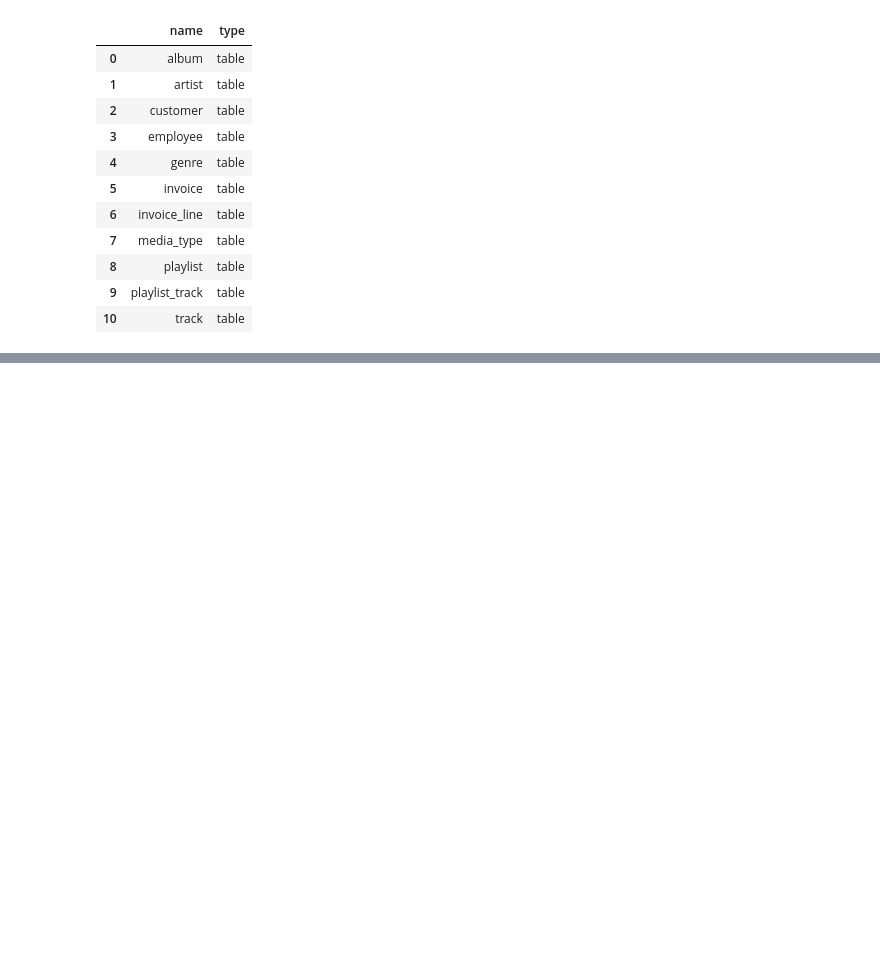
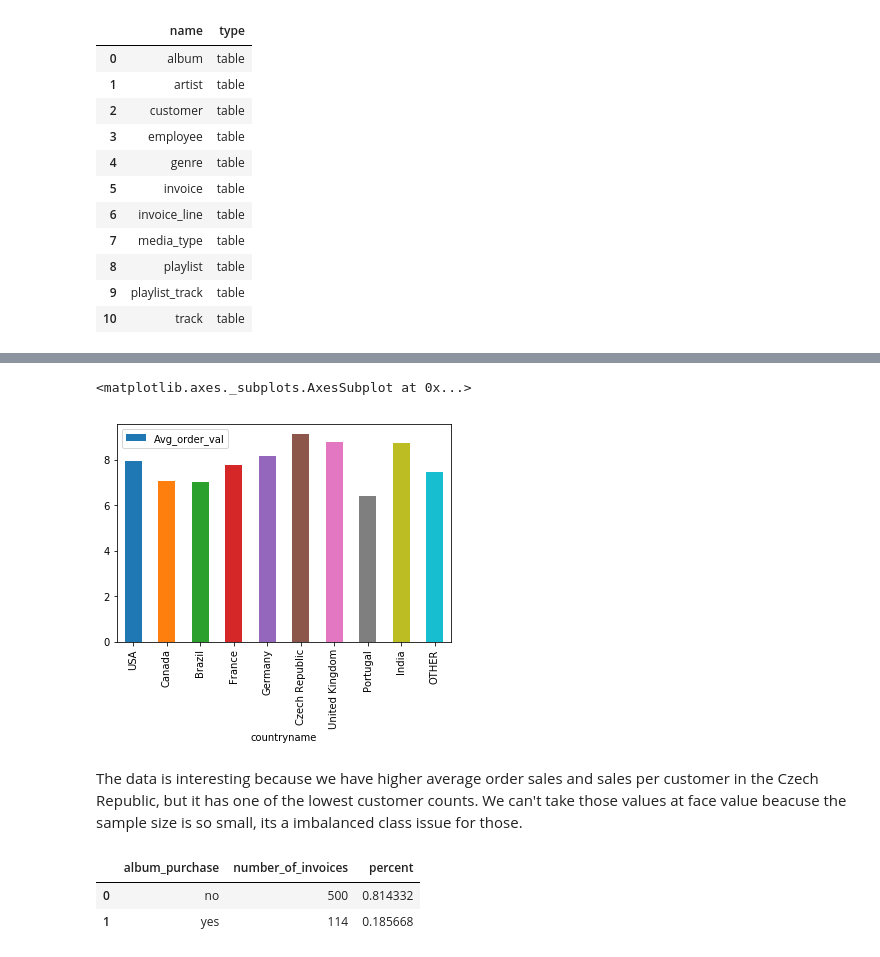
Before and after one commit to djmor12/Metis, a Jupyter notebook: SQL/Guided Project_ Answering Business Questions using SQL/Basics.ipynb, the cells around one changed output, grey strips where cells are left out. Drawn from its saved outputs; the diff is of its cells as text; code cells hidden in the pictures; blank space fills up the shorter version.

```diff
--- a/SQL/Guided Project_ Answering Business Questions using SQL/Basics.ipynb
+++ b/SQL/Guided Project_ Answering Business Questions using SQL/Basics.ipynb
@@ -64,0 +135,69 @@ genre_sales_usa.hist(ax=ax)
+# %%
+salesbycountry.plot.bar('countryname','Avg_order_val')
+# %% [output]
+<matplotlib.axes._subplots.AxesSubplot at 0x...>
+[figure, added]
+# %% [markdown]
+The data is interesting because we have higher average order sales and sales per customer in the Czech Republic, but it has one of the lowest customer counts.  We can't take those values at face value beacuse the sample size is so small, its a imbalanced class issue for those.
+# %%
+#This query is teh solution query, slightly too difficult for me at this time
+albums_vs_tracks = '''
+WITH invoice_first_track AS
+    (
+     SELECT
+         il.invoice_id invoice_id,
+         MIN(il.track_id) first_track_id
+     FROM invoice_line il
+     GROUP BY 1
+    )
+
+SELECT
+    album_purchase,
+    COUNT(invoice_id) number_of_invoices,
+    CAST(count(invoice_id) AS FLOAT) / (
+                                         SELECT COUNT(*) FROM invoice
+                                      ) percent
+FROM
+    (
+    SELECT
+        ifs.*,
+        CASE
+            WHEN
+                 (
+                  SELECT t.track_id FROM track t
+                  WHERE t.album_id = (
+                                      SELECT t2.album_id FROM track t2
+                                      WHERE t2.track_id = ifs.first_track_id
+                                     )
+
+                  EXCEPT
+
+                  SELECT il2.track_id FROM invoice_line il2
+                  WHERE il2.invoice_id = ifs.invoice_id
+                 ) IS NULL
+             AND
+                 (
+                  SELECT il2.track_id FROM invoice_line il2
+                  WHERE il2.invoice_id = ifs.invoice_id
+
+                  EXCEPT
+
+                  SELECT t.track_id FROM track t
+                  WHERE t.album_id = (
+                                      SELECT t2.album_id FROM track t2
+                                      WHERE t2.track_id = ifs.first_track_id
+                                     )
+                 ) IS NULL
+             THEN "yes"
+             ELSE "no"
+         END AS "album_purchase"
+     FROM invoice_first_track ifs
+    )
+GROUP BY album_purchase;
+'''
+
+run_query(albums_vs_tracks)
+# %% [output]
+|  | album_purchase | number_of_invoices | percent |
+| 0 | no | 500 | 0.814332 |
+| 1 | yes | 114 | 0.185668 |
```
Also changed, not shown: parts of 11 cells of this notebook, 3 other files.
